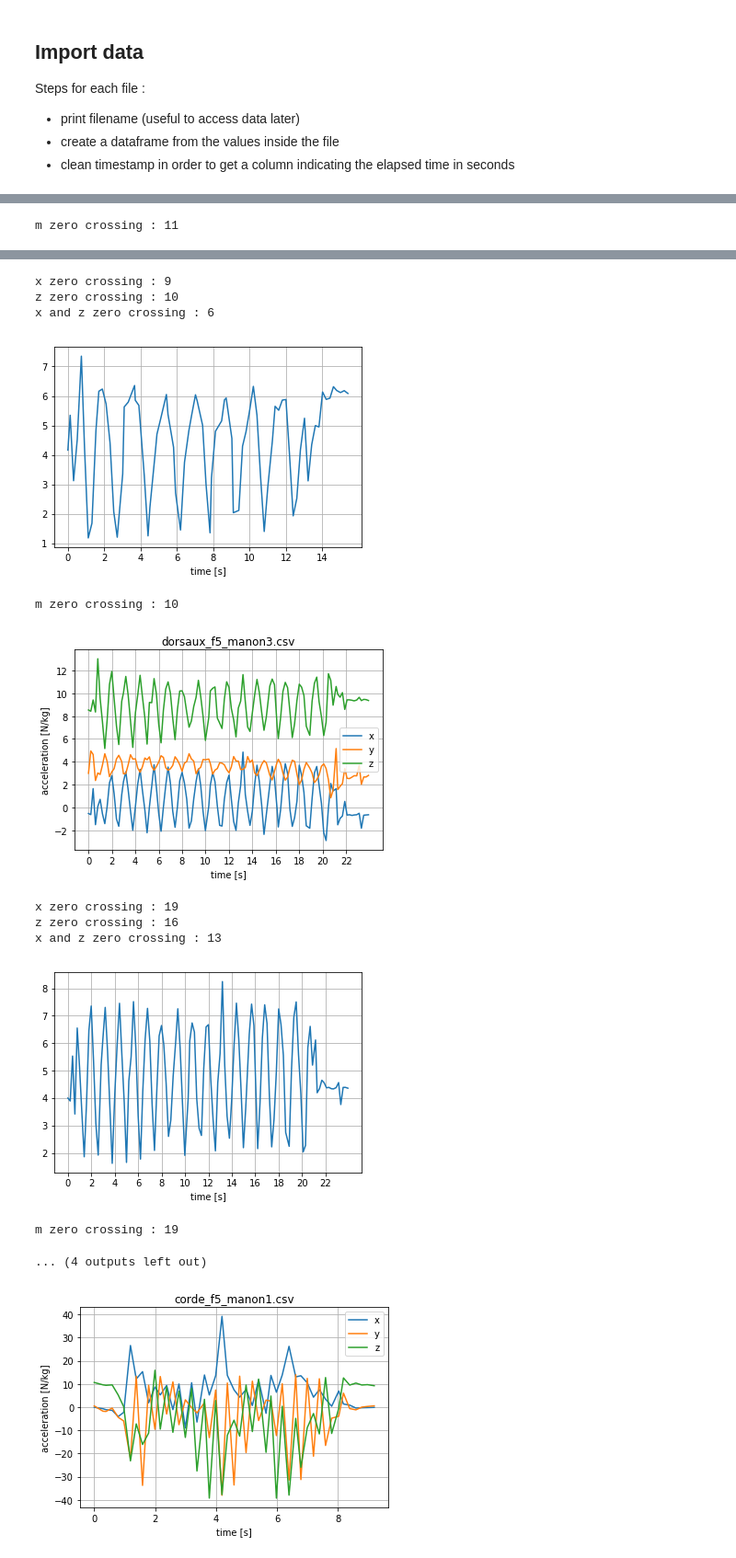
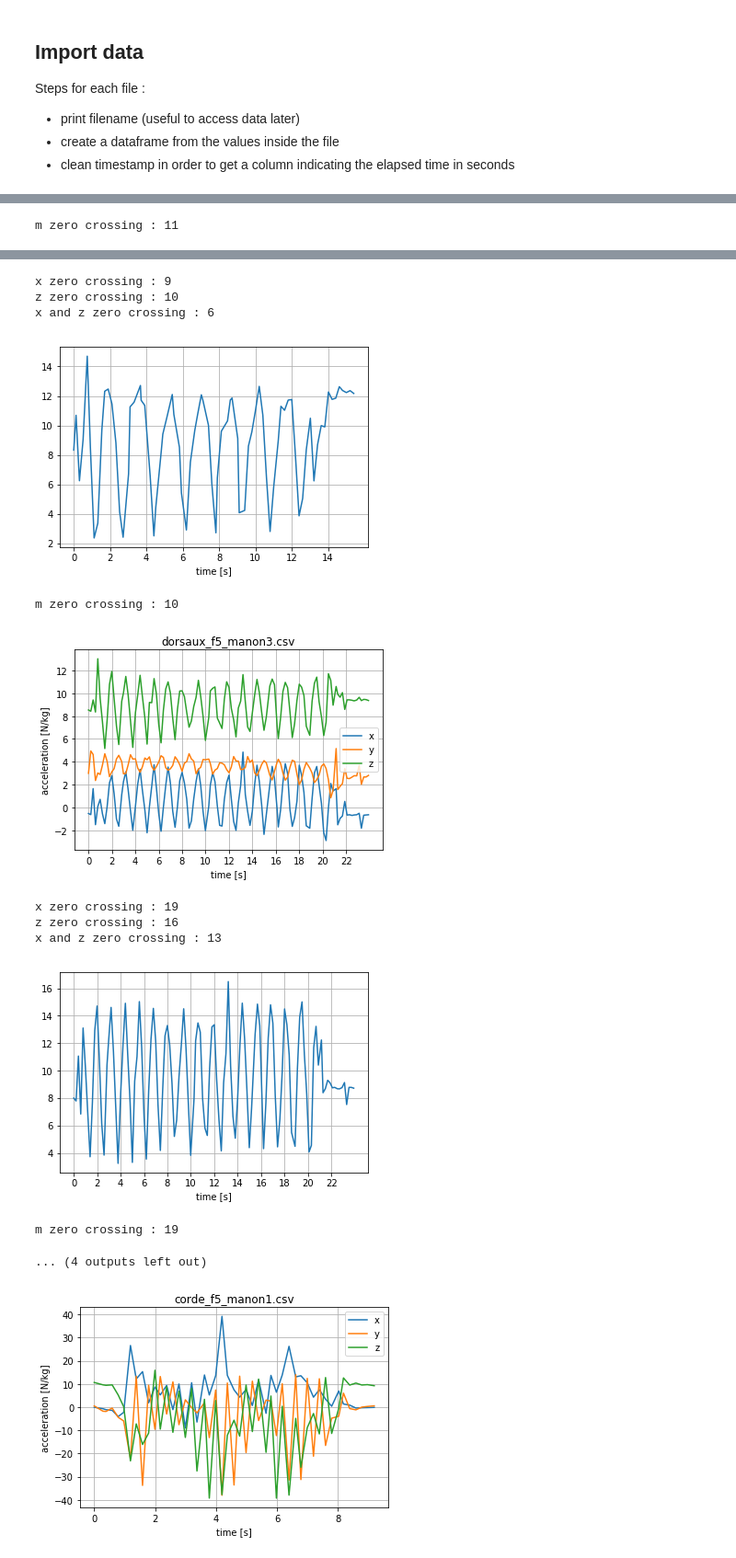
Before and after one commit to hibol/qself, a Jupyter notebook: Rep counting.ipynb, the cells around one changed output, grey strips where cells are left out. Shown at 92% size. Drawn from its saved outputs; the diff is of its cells as text; code cells hidden in the pictures.

```diff
--- a/Rep counting.ipynb
+++ b/Rep counting.ipynb
@@ -54,7 +54,7 @@ for f in data:
 
         m = []
         for i in range(len(data[f]['x'])):
-            m.append((data[f]['x'][i] + data[f]['y'][i])/2)
+            m.append((data[f]['x'][i] + data[f]['y'][i]))
 
         pl.plot(data[f]['timestamp'], m)
         pl.xlabel('time [s]')
@@ -106,7 +106,7 @@ for f in data:
 
         m = []
         for i in range(len(data[f]['x'])):
-            m.append((data[f]['x'][i] + data[f]['y'][i])/2)
+            m.append((data[f]['x'][i] + data[f]['y'][i]))
 
         pl.plot(data[f]['timestamp'], m)
         pl.xlabel('time [s]')
@@ -114,7 +114,7 @@ for f in data:
         pl.grid()
         pl.show()
 
-        m[:] = [x+6 for x in m]
+        m[:] = [x+15 for x in m]
         m_zeros = zero_crosses(np.array(m), 1)
         print('m zero crossing : ' +str(m_zeros.sum()))
 # %% [output]
@@ -159,7 +159,7 @@ for f in data:
 
         m = []
         for i in range(len(data[f]['x'])):
-            m.append((data[f]['x'][i] + data[f]['z'][i])/2)
+            m.append((data[f]['x'][i] + data[f]['z'][i]))
 
         pl.plot(data[f]['timestamp'], m)
         pl.xlabel('time [s]')
@@ -167,7 +167,7 @@ for f in data:
         pl.grid()
         pl.show()
 
-        m[:] = [x-4 for x in m]
+        m[:] = [x-8 for x in m]
         m_zeros = zero_crosses(np.array(m), 1)
         print('m zero crossing : ' +str(m_zeros.sum()))
 # %% [output]
@@ -179,15 +179,15 @@ x and z zero crossing : 8
 m zero crossing : 11
 [figure]
 x zero crossing : 9
 z zero crossing : 10
 x and z zero crossing : 6
-[figure, old version]
+[figure, new version]
 m zero crossing : 10
 [figure]
 x zero crossing : 19
 z zero crossing : 16
 x and z zero crossing : 13
-[figure, old version]
+[figure, new version]
 m zero crossing : 19
 ... (4 outputs left out)
 # %%
```
Also changed, not shown: parts of 3 cells of this notebook, 2 other files.
